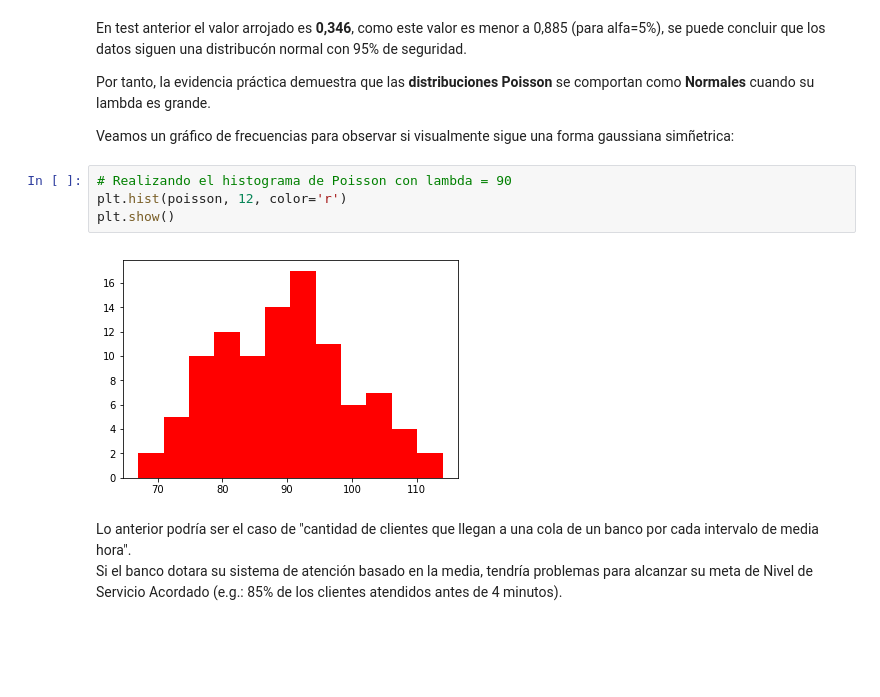
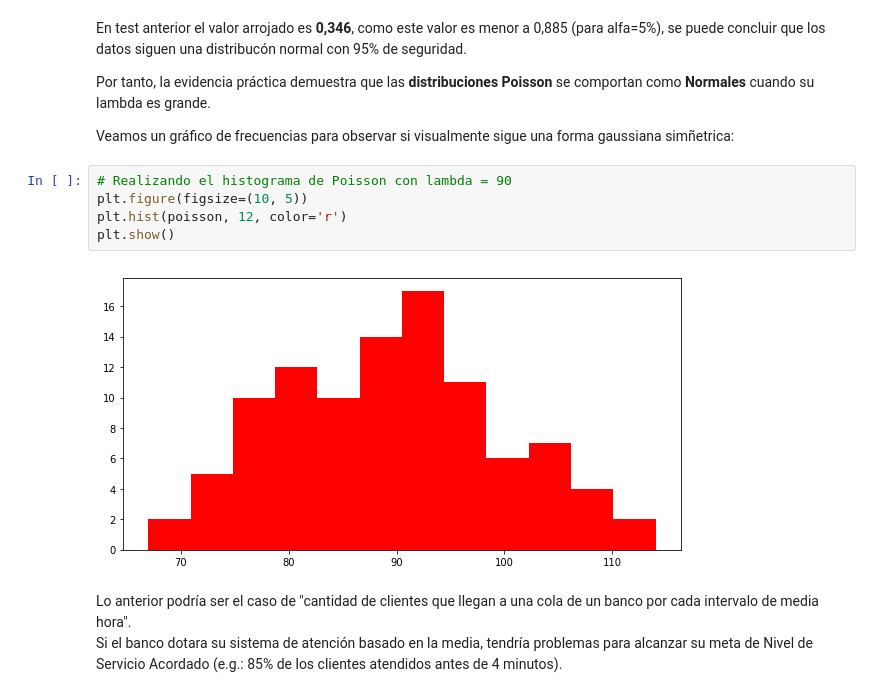
Before and after one commit to Puertarra/Estadisticas-101, a Jupyter notebook: Estadisticas-101-master/07-Estadistica-101.ipynb, the cells around one changed output. Saved outputs shown, nothing was run; the diff lists cells and outputs as text; blank space fills up the shorter version.

```diff
--- a/Estadisticas-101-master/07-Estadistica-101.ipynb
+++ b/Estadisticas-101-master/07-Estadistica-101.ipynb
@@ -359,10 +375,11 @@ Por tanto, la evidencia práctica demuestra que las **distribuciones Poisson** s
 Veamos un gráfico de frecuencias para observar si visualmente sigue una forma gaussiana simñetrica:
 # %%
 # Realizando el histograma de Poisson con lambda = 90
+plt.figure(figsize=(10, 5))
 plt.hist(poisson, 12, color='r')
 plt.show()
 # %% [output]
-[figure, old version]
+[figure, new version]
 # %% [markdown]
 Lo anterior podría ser el caso de "cantidad de clientes que llegan a una cola de un banco por cada intervalo de media hora". <br> Si el banco dotara su sistema de atención basado en la media, tendría problemas para alcanzar su meta de Nivel de Servicio Acordado (e.g.: 85% de los clientes atendidos antes de 4 minutos).
 # %% [markdown]
```
Also changed, not shown: parts of 33 cells of this notebook.
